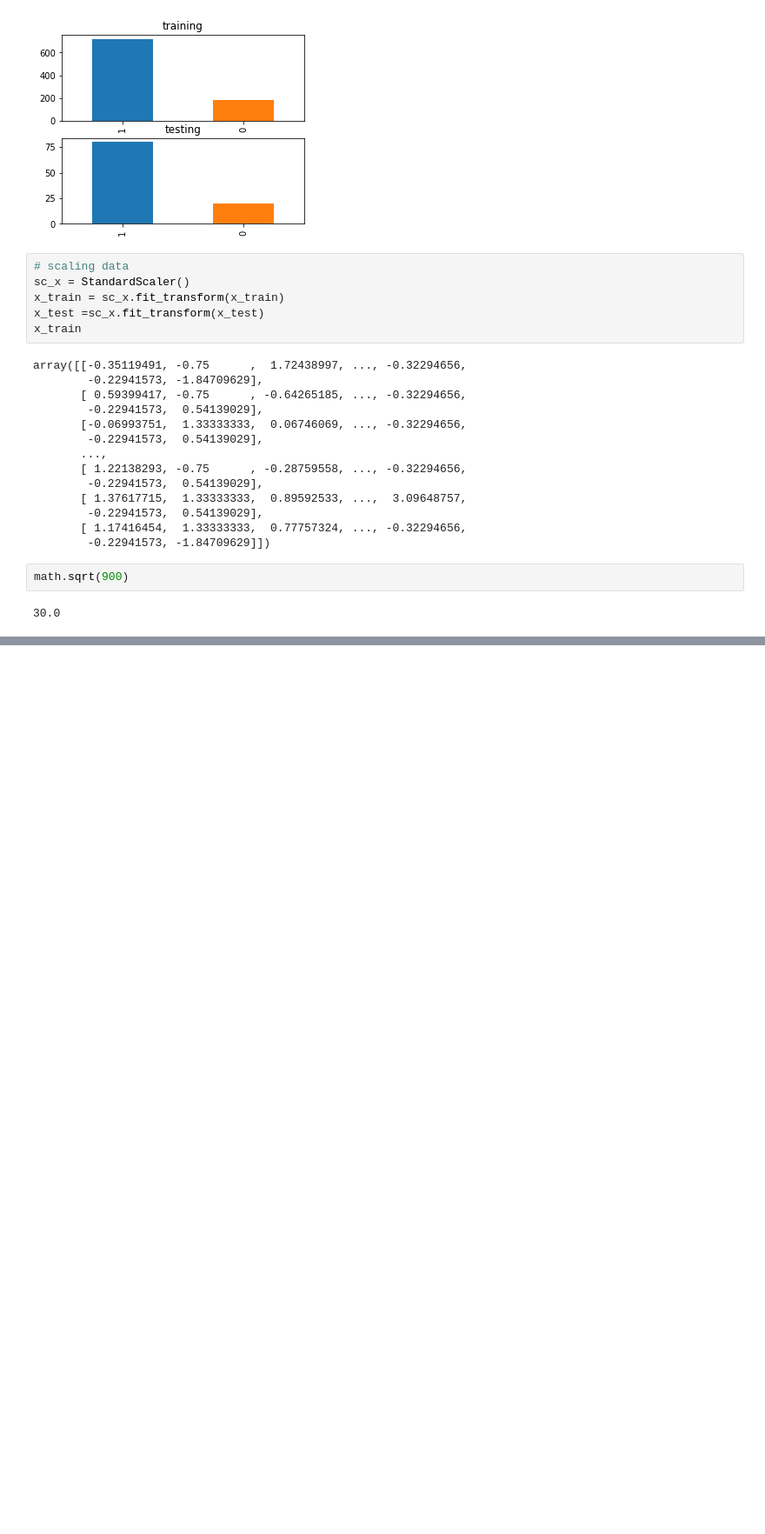
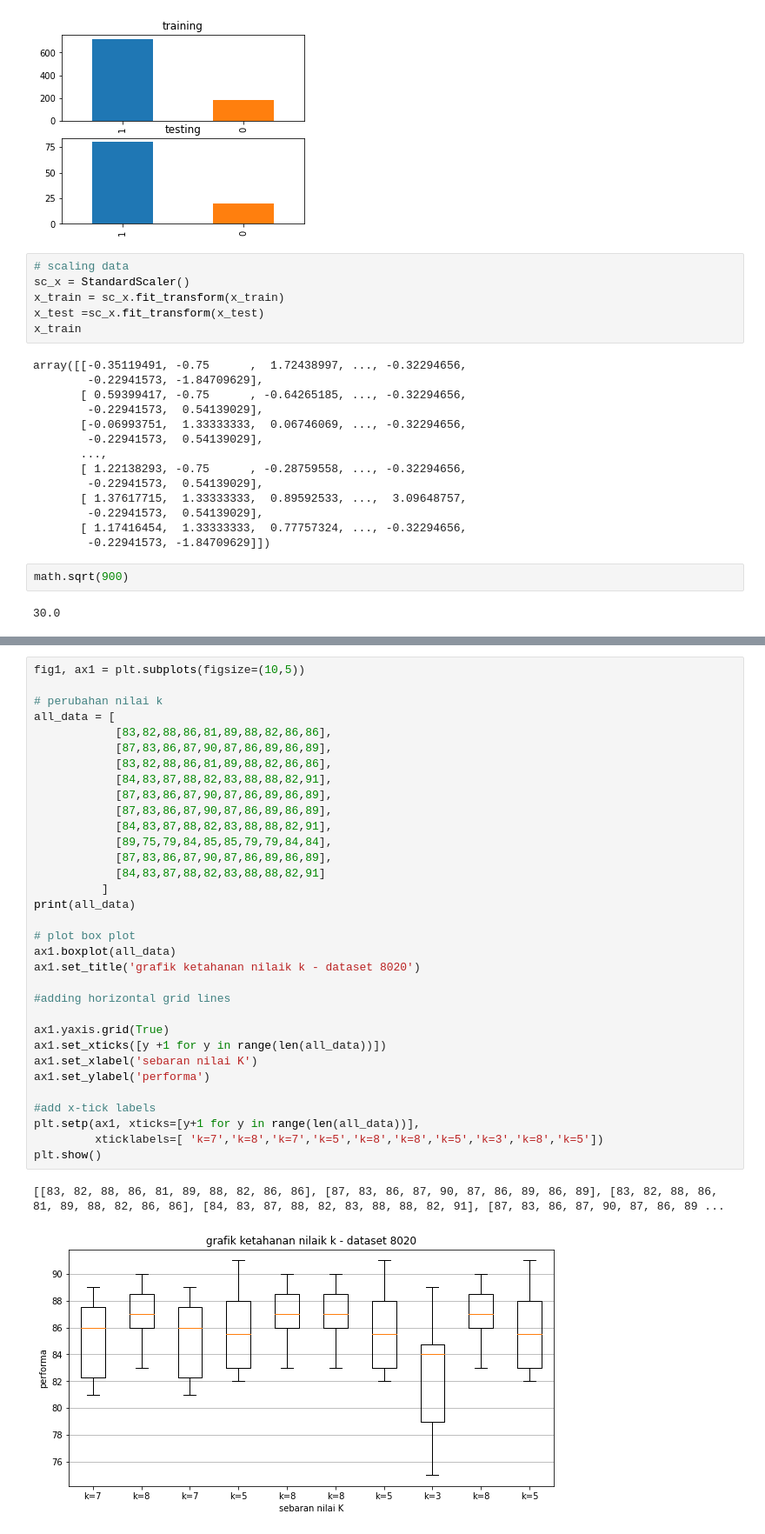
Before and after one commit to HuzainAzis/knn-cv, a Jupyter notebook: sourcecode.ipynb, the cells around one changed output, grey strips where cells are left out. Shown at 87% size. Drawn from its saved outputs; the diff is of its cells as text; blank space fills up the shorter version.

```diff
--- a/sourcecode.ipynb
+++ b/sourcecode.ipynb
@@ -198,0 +299,36 @@ plt.show()
+# %%
+fig1, ax1 = plt.subplots(figsize=(10,5))
+
+# perubahan nilai k
+all_data = [
+            [83,82,88,86,81,89,88,82,86,86],
+            [87,83,86,87,90,87,86,89,86,89],
+            [83,82,88,86,81,89,88,82,86,86],
+            [84,83,87,88,82,83,88,88,82,91],
+            [87,83,86,87,90,87,86,89,86,89],
+            [87,83,86,87,90,87,86,89,86,89],
+            [84,83,87,88,82,83,88,88,82,91],
+            [89,75,79,84,85,85,79,79,84,84],
+            [87,83,86,87,90,87,86,89,86,89],
+            [84,83,87,88,82,83,88,88,82,91]
+          ]
+print(all_data)
+
+# plot box plot
+ax1.boxplot(all_data)
+ax1.set_title('grafik ketahanan nilaik k - dataset 8020')
+
+#adding horizontal grid lines
+
+ax1.yaxis.grid(True)
+ax1.set_xticks([y +1 for y in range(len(all_data))])
+ax1.set_xlabel('sebaran nilai K')
+ax1.set_ylabel('performa')
+
+#add x-tick labels
+plt.setp(ax1, xticks=[y+1 for y in range(len(all_data))],
+         xticklabels=[ 'k=7','k=8','k=7','k=5','k=8','k=8','k=5','k=3','k=8','k=5'])
+plt.show()
+# %% [output]
+[[83, 82, 88, 86, 81, 89, 88, 82, 86, 86], [87, 83, 86, 87, 90, 87, 86, 89, 86, 89], [83, 82, 88, 86, 81, 89, 88, 82, 86, 86], [84, 83, 87, 88, 82, 83, 88, 88, 82, 91], [87, 83, 86, 87, 90, 87, 86, 89 ...
+[figure, added]
```
Also changed, not shown: parts of 5 cells of this notebook.
